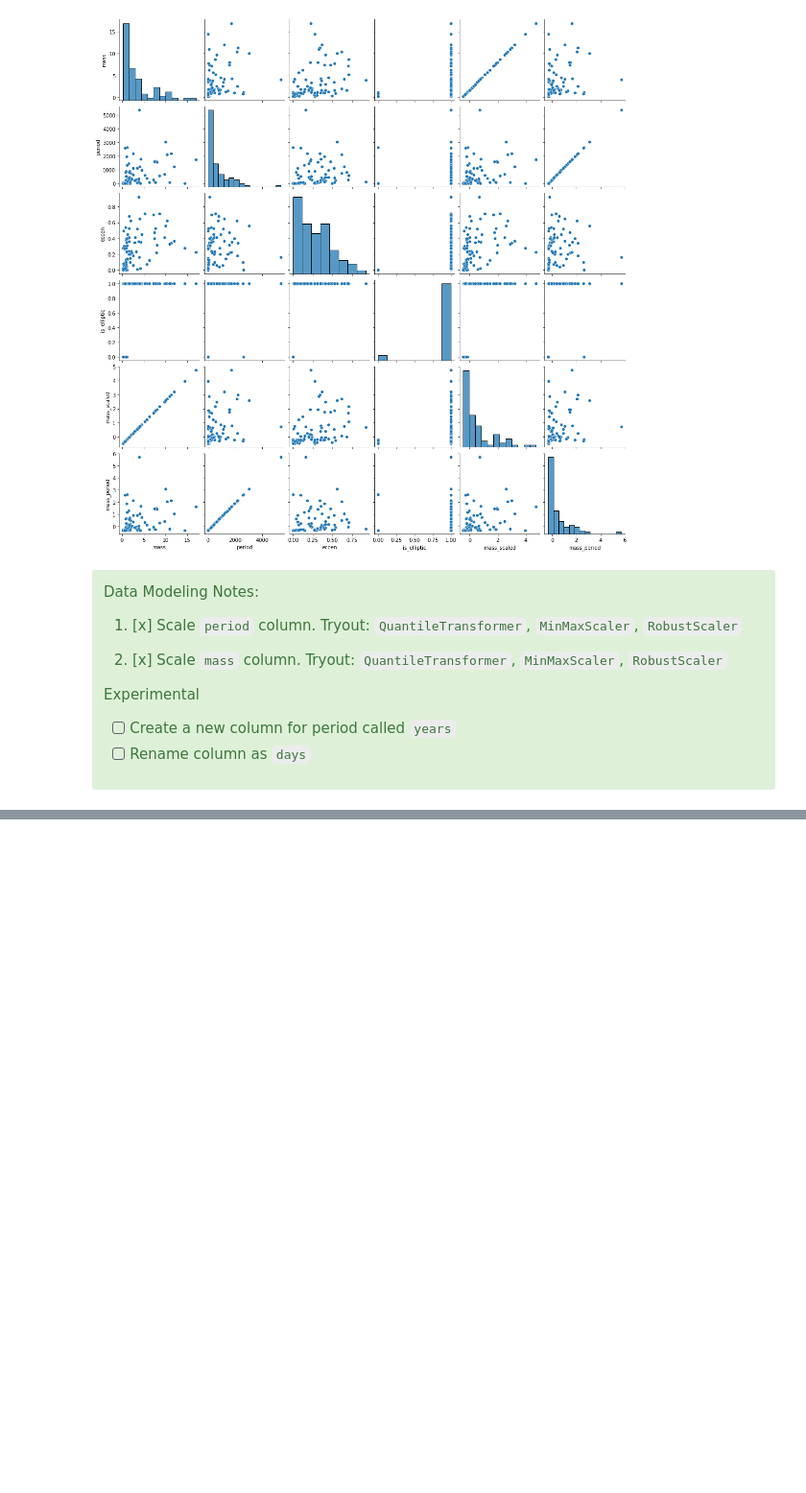
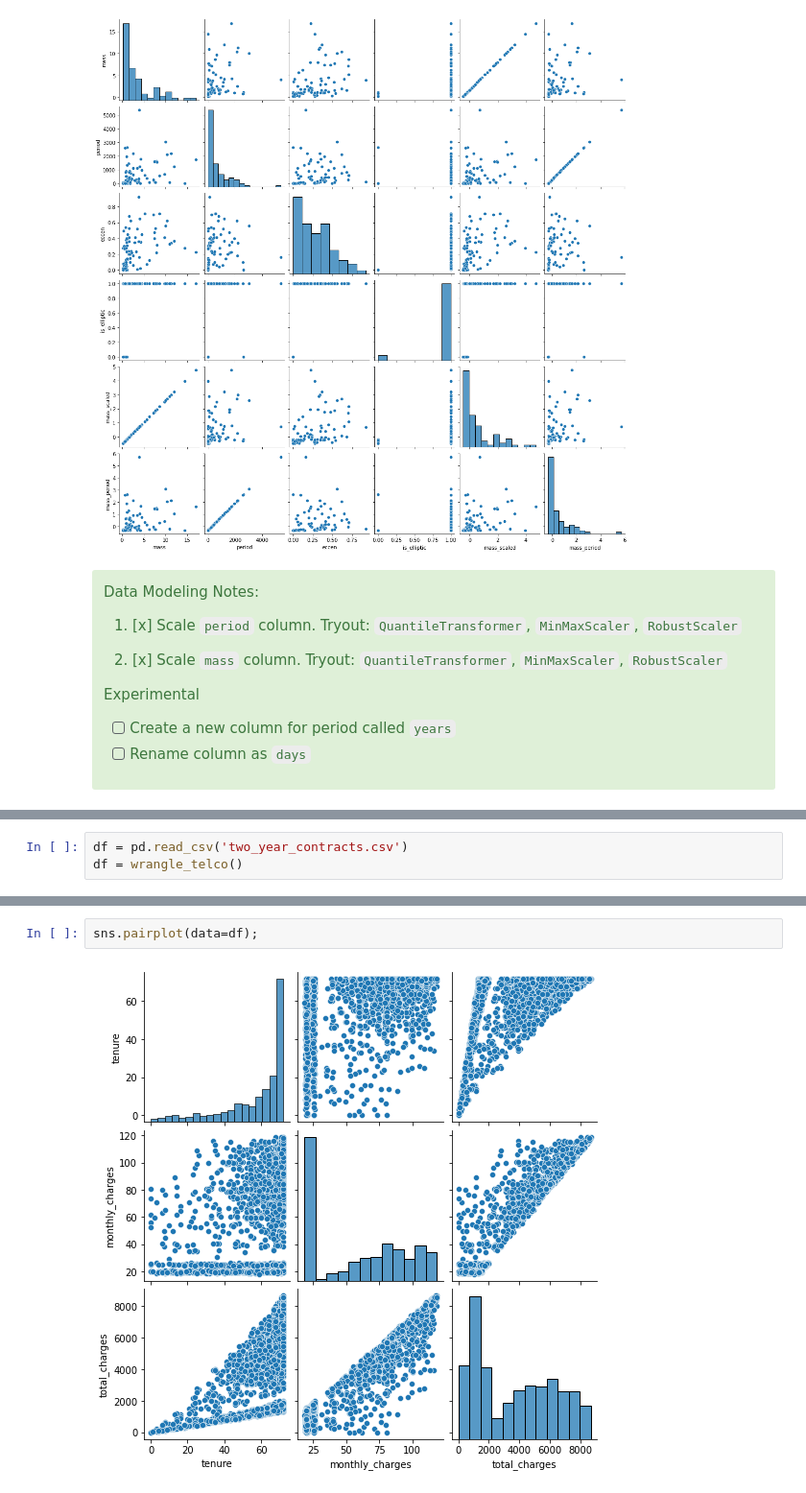
Before and after one commit to Promeos/regression-exercises, a Jupyter notebook: exploration-visualization.ipynb, the cells around one changed output, grey strips where cells are left out. Shown: that part at 96% size. Drawn from its saved outputs; the diff is of its cells as text; blank space fills up the shorter version.

```diff
--- a/exploration-visualization.ipynb
+++ b/exploration-visualization.ipynb
@@ -379,0 +390,3 @@ Experimental
+# %%
+df = pd.read_csv('two_year_contracts.csv')
+df = wrangle_telco()
@@ -379,0 +404,4 @@ Experimental
+# %%
+sns.pairplot(data=df);
+# %% [output]
+[figure, added]
```
Also changed, not shown: parts of 8 cells of this notebook.
